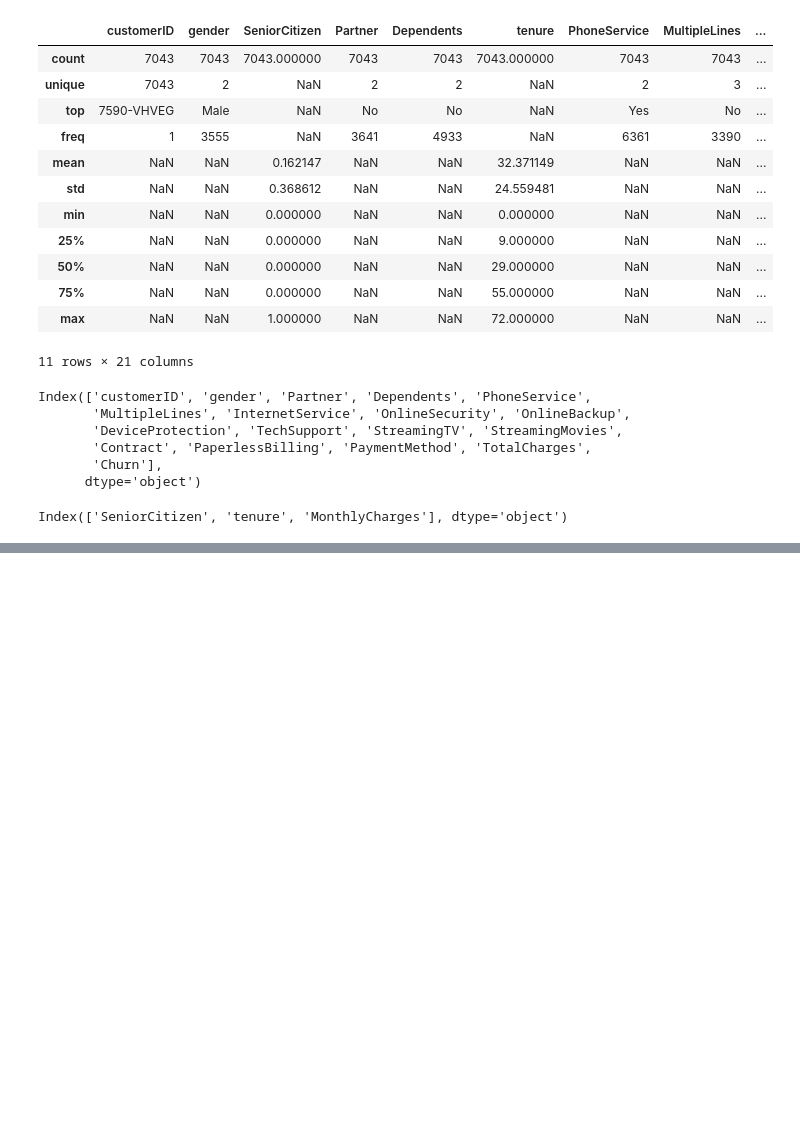
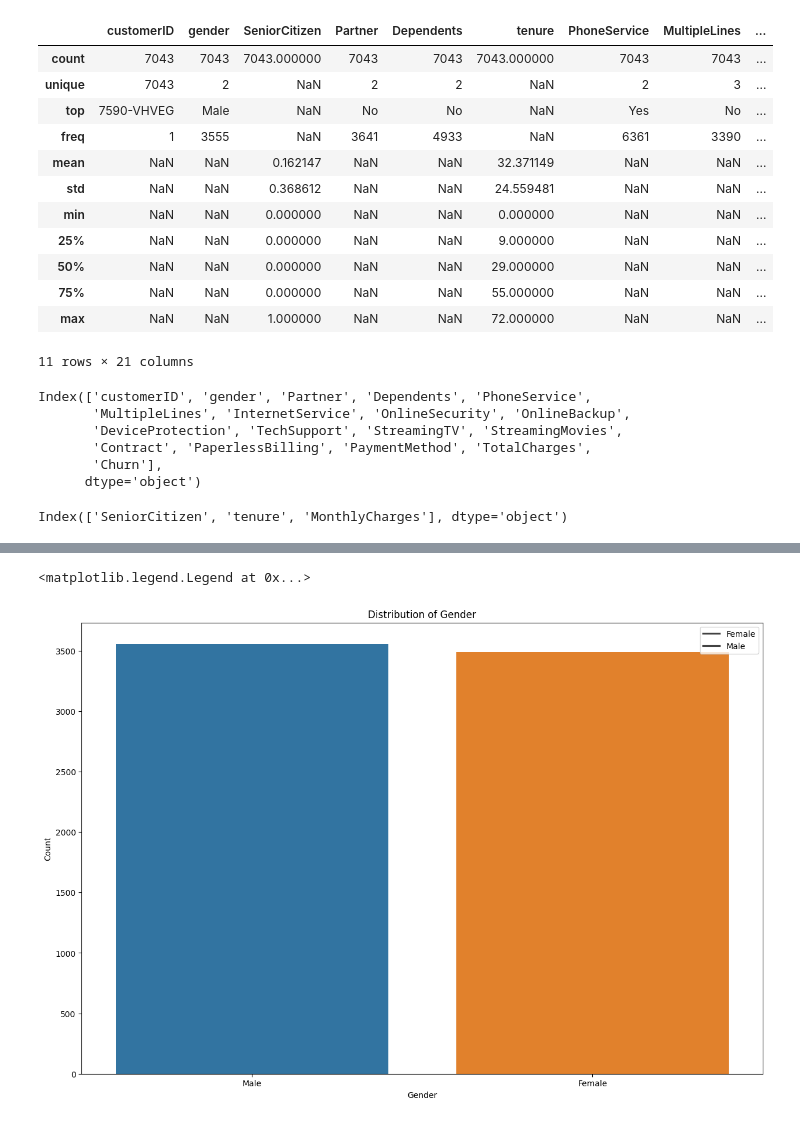
Before and after one commit to elmoujahidayoub171/Customer-Churn-Prediction, a Jupyter notebook: notebooks/eda.ipynb, the cells around one changed output, grey strips where cells are left out. Cells and saved outputs as stored; diff of their text form; code cells hidden in the pictures; blank space fills up the shorter version.

```diff
--- a/notebooks/eda.ipynb
+++ b/notebooks/eda.ipynb
@@ -91,0 +92,10 @@ plt.legend(labels=data["Churn"].unique() , loc="upper right")
+# %%
+plt.figure(figsize=(15, 10))
+sns.barplot(x=data["gender"].value_counts().index , y =data["gender"].value_counts() , hue =data["gender"].unique())
+plt.title("Distribution of Gender")
+plt.xlabel("Gender")
+plt.ylabel("Count")
+plt.legend(labels=data["gender"].unique() , loc="upper right")
+# %% [output]
+<matplotlib.legend.Legend at 0x...>
+[figure, added]
```
Also changed, not shown: parts of 1 cell of this notebook.
